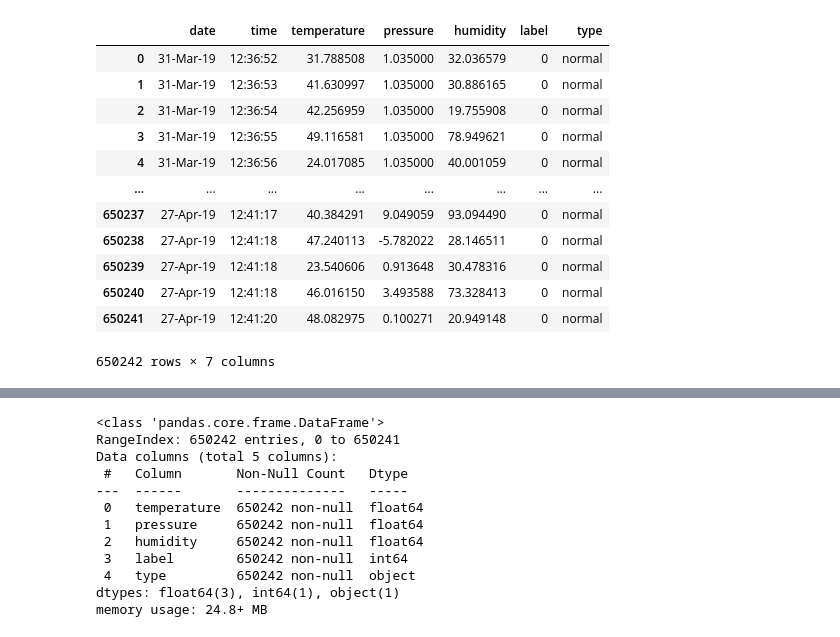
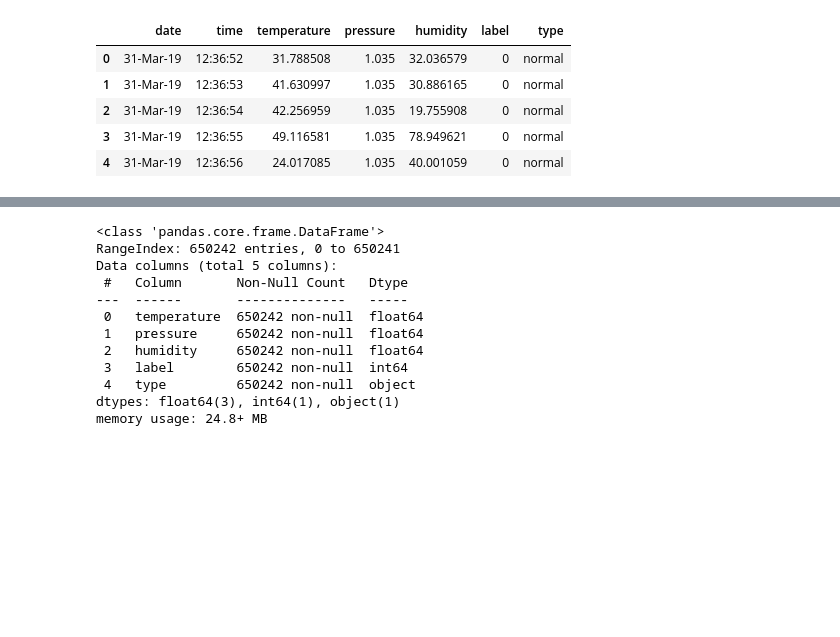
Before and after one commit to Hongwei-Z/SC-MLIDS, a Jupyter notebook: Data_Preprocessing.ipynb, the cells around one changed output, grey strips where cells are left out. Cells and saved outputs as stored; diff of their text form; code cells hidden in the pictures; blank space fills up the shorter version.

```diff
--- a/Data_Preprocessing.ipynb
+++ b/Data_Preprocessing.ipynb
@@ -5,19 +6,12 @@ from imblearn.over_sampling import SMOTE
 # %%
-# Read dataset
+# Read the dataset
 dataset = pd.read_csv('./IoT_Weather.csv')
-dataset
+dataset.head()
 # %% [output]
 |  | date | time | temperature | pressure | humidity | label | type |
-| 0 | 31-Mar-19 | 12:36:52 | 31.788508 | 1.035000 | 32.036579 | 0 | normal |
-| 1 | 31-Mar-19 | 12:36:53 | 41.630997 | 1.035000 | 30.886165 | 0 | normal |
-| 2 | 31-Mar-19 | 12:36:54 | 42.256959 | 1.035000 | 19.755908 | 0 | normal |
-| 3 | 31-Mar-19 | 12:36:55 | 49.116581 | 1.035000 | 78.949621 | 0 | normal |
-| 4 | 31-Mar-19 | 12:36:56 | 24.017085 | 1.035000 | 40.001059 | 0 | normal |
-| ... | ... | ... | ... | ... | ... | ... | ... |
-| 650237 | 27-Apr-19 | 12:41:17 | 40.384291 | 9.049059 | 93.094490 | 0 | normal |
-| 650238 | 27-Apr-19 | 12:41:18 | 47.240113 | -5.782022 | 28.146511 | 0 | normal |
-| 650239 | 27-Apr-19 | 12:41:18 | 23.540606 | 0.913648 | 30.478316 | 0 | normal |
-| 650240 | 27-Apr-19 | 12:41:18 | 46.016150 | 3.493588 | 73.328413 | 0 | normal |
-| 650241 | 27-Apr-19 | 12:41:20 | 48.082975 | 0.100271 | 20.949148 | 0 | normal |
+| 0 | 31-Mar-19 | 12:36:52 | 31.788508 | 1.035 | 32.036579 | 0 | normal |
+| 1 | 31-Mar-19 | 12:36:53 | 41.630997 | 1.035 | 30.886165 | 0 | normal |
+| 2 | 31-Mar-19 | 12:36:54 | 42.256959 | 1.035 | 19.755908 | 0 | normal |
+| 3 | 31-Mar-19 | 12:36:55 | 49.116581 | 1.035 | 78.949621 | 0 | normal |
+| 4 | 31-Mar-19 | 12:36:56 | 24.017085 | 1.035 | 40.001059 | 0 | normal |
-650242 rows × 7 columns
 # %%
```
Also changed, not shown: parts of 15 cells of this notebook.
